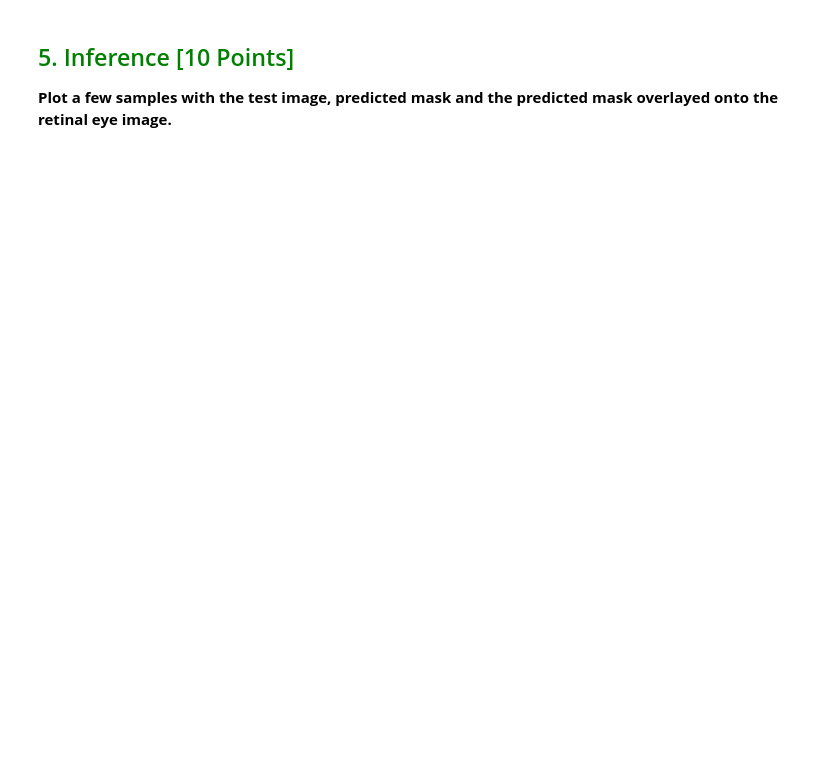
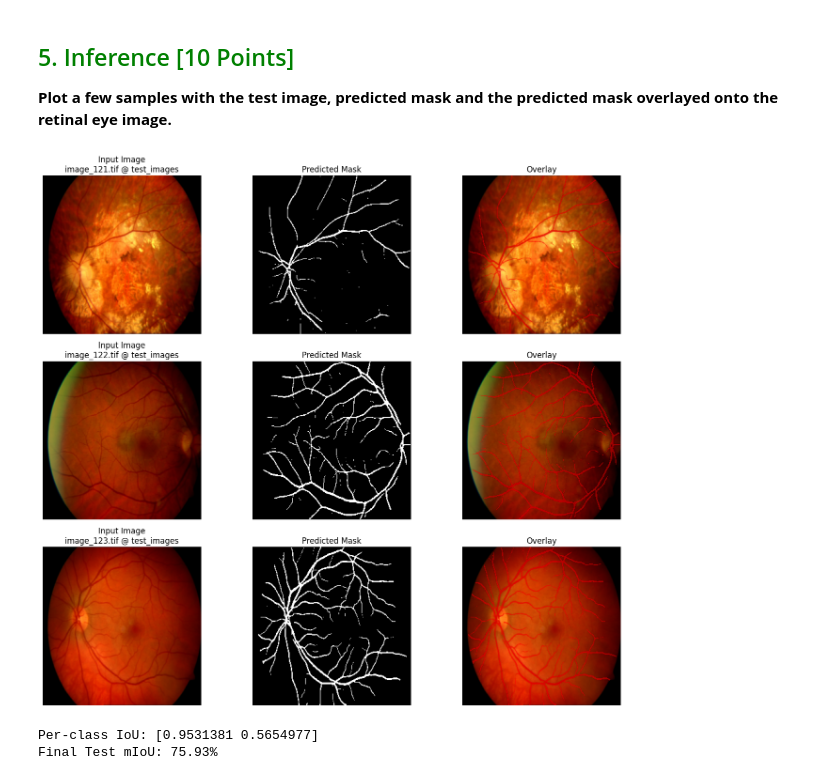
Before and after one commit to PJXIO-Dev/opencv-project3, a Jupyter notebook: Project3_Semantic_Segmentation_Starter_Notebook.ipynb, the cells around one changed output. Drawn from its saved outputs; the diff is of its cells as text; code cells hidden in the pictures; blank space fills up the shorter version.

```diff
--- a/Project3_Semantic_Segmentation_Starter_Notebook.ipynb
+++ b/Project3_Semantic_Segmentation_Starter_Notebook.ipynb
@@ -103,0 +416,7 @@ Mean Intersection over Union (mIoU) is a metric that measures the average overla
+# %%
+def pixel_accuracy(preds: torch.Tensor, targets: torch.Tensor):
+    if preds.dim() == targets.dim() + 1:
+        preds = preds.argmax(dim=1)
+    correct = (preds == targets).float().sum()
+    total = torch.numel(targets)
+    return (correct / max(total, 1)).item()
@@ -107,0 +525,3 @@ Mean Intersection over Union (mIoU) is a metric that measures the average overla
+# %%
+model = UNet(n_channels=3, n_classes=num_classes).to(device)
+print(model)
@@ -139,3 +677,56 @@ Mean Intersection over Union (mIoU) is a metric that measures the average overla
 <h2 style = "color: green;">5. Inference [10 Points]</h2>
 
 **Plot a few samples with the test image, predicted mask and the predicted mask overlayed onto the retinal eye image.**
+# %%
+def predict_and_visualize(model, dataset, num_samples: int = 3):
+    model.eval()
+    samples = min(num_samples, len(dataset))
+    plt.figure(figsize=(14, 4 * samples))
+    for i in range(samples):
+        image, mask = dataset[i]
+        sample_path = dataset.samples[i][0] if hasattr(dataset, 'samples') else None
+        sample_name = Path(sample_path).name if sample_path is not None else f'sample_{i}'
+        sample_folder = Path(sample_path).parent.name if sample_path is not None else 'unknown_folder'
+        with torch.no_grad():
+            logits = model(image.unsqueeze(0).to(device))
+            pred_mask = logits.argmax(dim=1).squeeze(0).cpu()
+        overlay_pred = overlay_mask_on_image(image, pred_mask)
+
+        plt.subplot(samples, 3, i * 3 + 1)
+        plt.imshow(image.permute(1, 2, 0))
+        plt.title(f"Input Image\n{sample_name} @ {sample_folder}")
+        plt.axis('off')
+
+        plt.subplot(samples, 3, i * 3 + 2)
+        plt.imshow(pred_mask, cmap='gray')
+        plt.title('Predicted Mask')
+        plt.axis('off')
+
+        plt.subplot(samples, 3, i * 3 + 3)
+        plt.imshow(overlay_pred)
+        plt.title('Overlay')
+        plt.axis('off')
+    plt.tight_layout()
+    plt.show()
+# %%
+predict_and_visualize(model, test_dataset if len(test_dataset) > 0 else val_dataset, num_samples=3)
+# %% [output]
+[figure, added]
+# %%
+model.eval()
+all_conf = torch.zeros((num_classes, num_classes), dtype=torch.float64, device=device)
+with torch.no_grad():
+    for images, masks in test_loader:
+        images = images.to(device)
+        masks = masks.to(device)
+        logits = model(images)
+        preds = logits.argmax(dim=1)
+        all_conf += compute_confusion_matrix(preds, masks, num_classes=num_classes)
+
+final_iou = compute_iou_per_class(all_conf).cpu().numpy()
+final_miou = final_iou.mean()
+print('Per-class IoU:', final_iou)
+print(f'Final Test mIoU: {final_miou * 100:.2f}%')
+# %% [output]
+Per-class IoU: [0.9531381 0.5654977]
+Final Test mIoU: 75.93%
```
Also changed, not shown: parts of 18 cells of this notebook.
